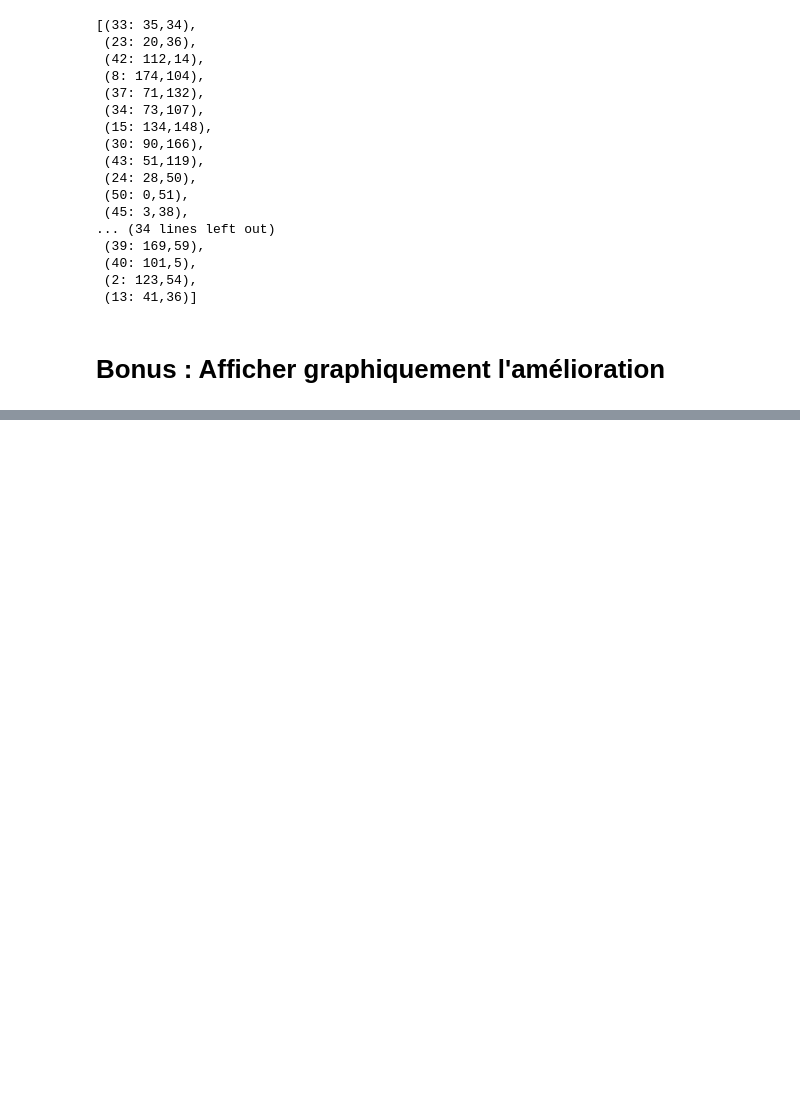
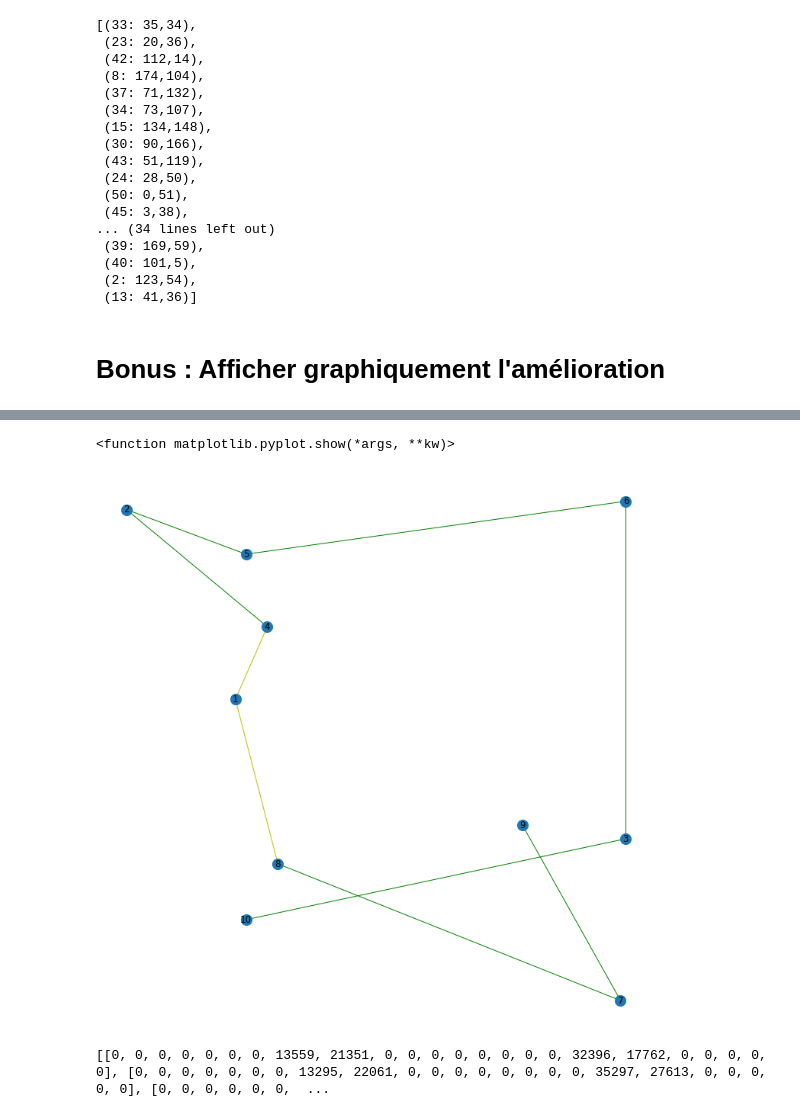
Before and after one commit to CoCodeur/VRP-PROJECT, a Jupyter notebook: AG/AlgorithmeGénétique.ipynb, the cells around one changed output, grey strips where cells are left out. Drawn from its saved outputs; the diff is of its cells as text; code cells hidden in the pictures; blank space fills up the shorter version.

```diff
--- a/AG/AlgorithmeGénétique.ipynb
+++ b/AG/AlgorithmeGénétique.ipynb
@@ -331,0 +358,9 @@ Shortest distance: 2638.6242817372517
+# %%
+plt.figure(figsize=(10,10))
+pos = nx.get_node_attributes(G, 'pos')
+colors = nx.get_edge_attributes(G,'color').values()
+nx.draw(G, pos, edge_color=colors, node_size=200, with_labels=True)
+plt.show
+# %% [output]
+<function matplotlib.pyplot.show(*args, **kw)>
+[figure, added]
@@ -331,0 +386,14 @@ Shortest distance: 2638.6242817372517
+# %%
+evolution_heure_arete=[]
+for a in range(500):
+    temp=[]
+    for h in vehicules_par_heure_et_arete:
+        if len(h)!=0:
+            temp.append(h[a]["nb_vehicules"])
+        else:
+            temp.append(0)
+    evolution_heure_arete.append(temp)
+
+print(evolution_heure_arete)
+# %% [output]
+[[0, 0, 0, 0, 0, 0, 0, 13559, 21351, 0, 0, 0, 0, 0, 0, 0, 0, 32396, 17762, 0, 0, 0, 0, 0], [0, 0, 0, 0, 0, 0, 0, 13295, 22061, 0, 0, 0, 0, 0, 0, 0, 0, 35297, 27613, 0, 0, 0, 0, 0], [0, 0, 0, 0, 0, 0,  ...
```
Also changed, not shown: parts of 6 cells of this notebook.
